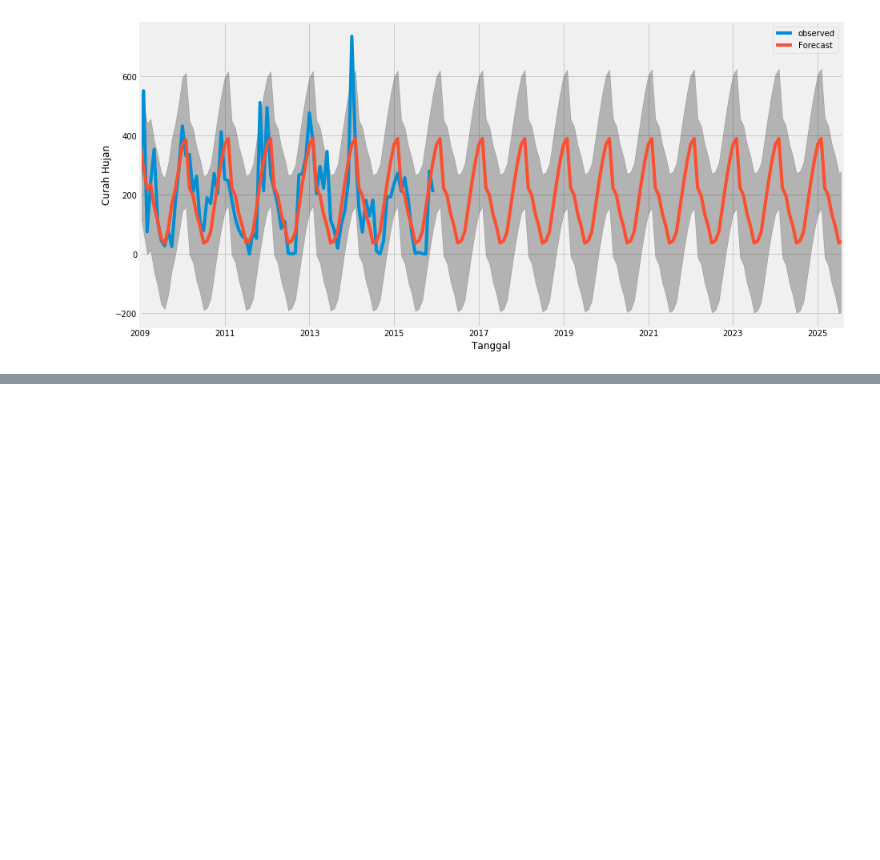
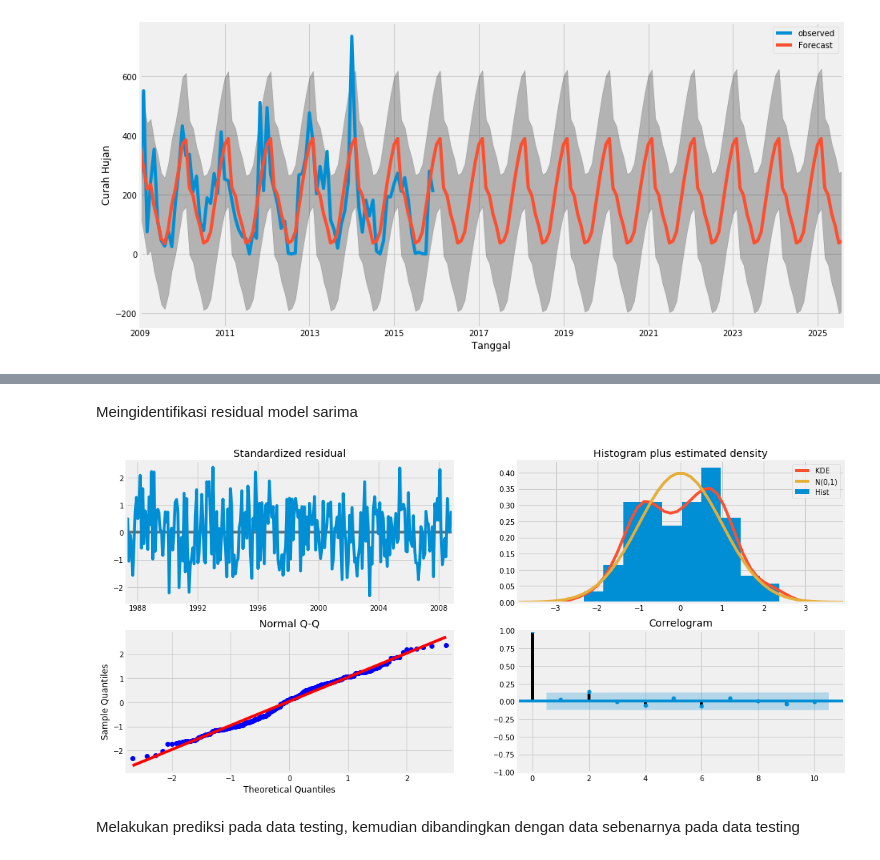
Before and after one commit to ichlasulamal12/time-series, a Jupyter notebook: curah hujan.ipynb, the cells around one changed output, grey strips where cells are left out. Drawn from its saved outputs; the diff is of its cells as text; code cells hidden in the pictures; blank space fills up the shorter version.

```diff
--- a/curah hujan.ipynb
+++ b/curah hujan.ipynb
@@ -409,0 +510,17 @@ plt.show()
+# %%
+mod2 = sm.tsa.statespace.SARIMAX(ts_sqrt,
+                                order=(0, 1, 1),
+                                seasonal_order=(0, 1, 2, 12),
+                                enforce_stationarity=False,
+                                enforce_invertibility=False)
+results2 = mod2.fit()
+#print(results.summary().tables[1])
+# %% [markdown]
+Meingidentifikasi residual model sarima
+# %%
+results2.plot_diagnostics(figsize=(16,8))
+plt.show()
+# %% [output]
+[figure, added]
+# %% [markdown]
+Melakukan prediksi pada data testing, kemudian dibandingkan dengan data sebenarnya pada data testing
```
Also changed, not shown: parts of 34 cells of this notebook.
